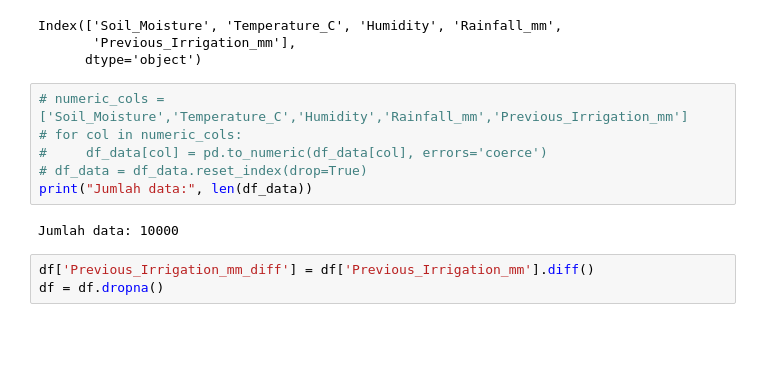
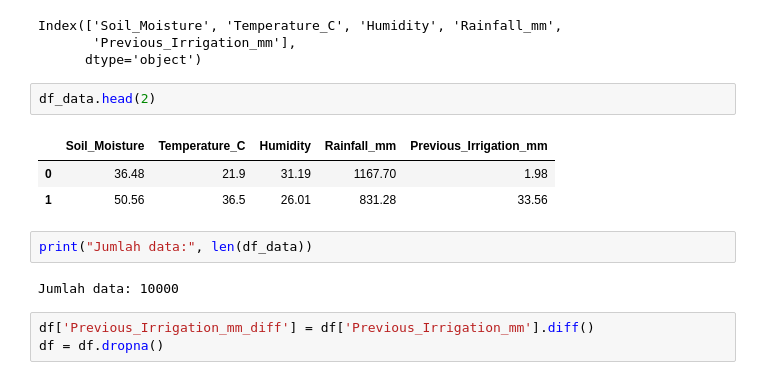
Before and after one commit to julian34/Smart-Irrigation-Model, a Jupyter notebook: Uji.ipynb, the cells around one changed output. Saved outputs shown, nothing was run; the diff lists cells and outputs as text; blank space fills up the shorter version.

```diff
--- a/Uji.ipynb
+++ b/Uji.ipynb
@@ -27,11 +29,13 @@ print(df_data.columns)
 Index(['Soil_Moisture', 'Temperature_C', 'Humidity', 'Rainfall_mm',
        'Previous_Irrigation_mm'],
       dtype='object')
+# %%
+df_data.head(2)
+# %% [output]
+|  | Soil_Moisture | Temperature_C | Humidity | Rainfall_mm | Previous_Irrigation_mm |
+| 0 | 36.48 | 21.9 | 31.19 | 1167.70 | 1.98 |
+| 1 | 50.56 | 36.5 | 26.01 | 831.28 | 33.56 |
 # %%
-# numeric_cols =['Soil_Moisture','Temperature_C','Humidity','Rainfall_mm','Previous_Irrigation_mm']
-# for col in numeric_cols:
-#     df_data[col] = pd.to_numeric(df_data[col], errors='coerce')
-# df_data = df_data.reset_index(drop=True)
 print("Jumlah data:", len(df_data))
 # %% [output]
 Jumlah data: 10000
```
Also changed, not shown: parts of 2 cells of this notebook.
